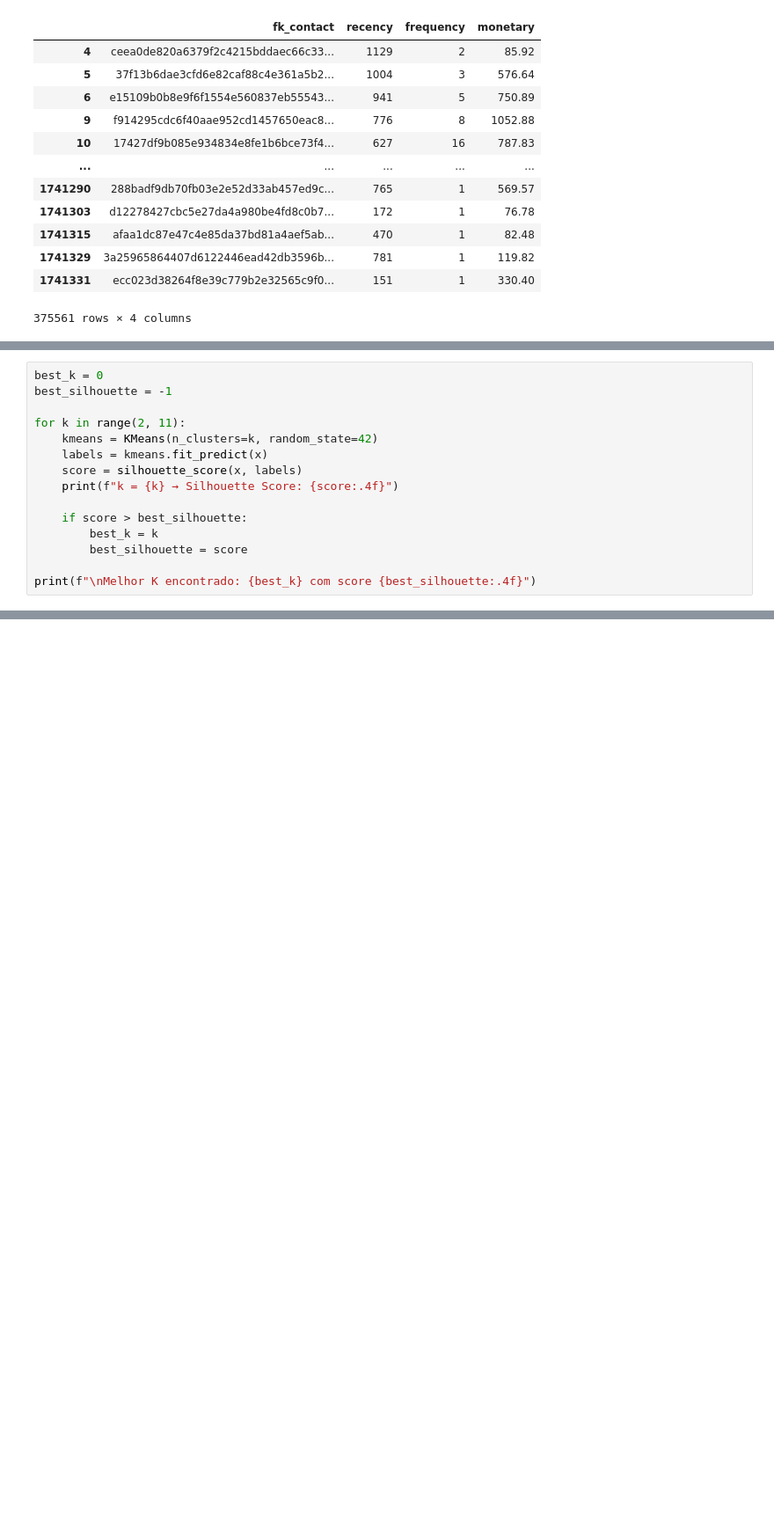
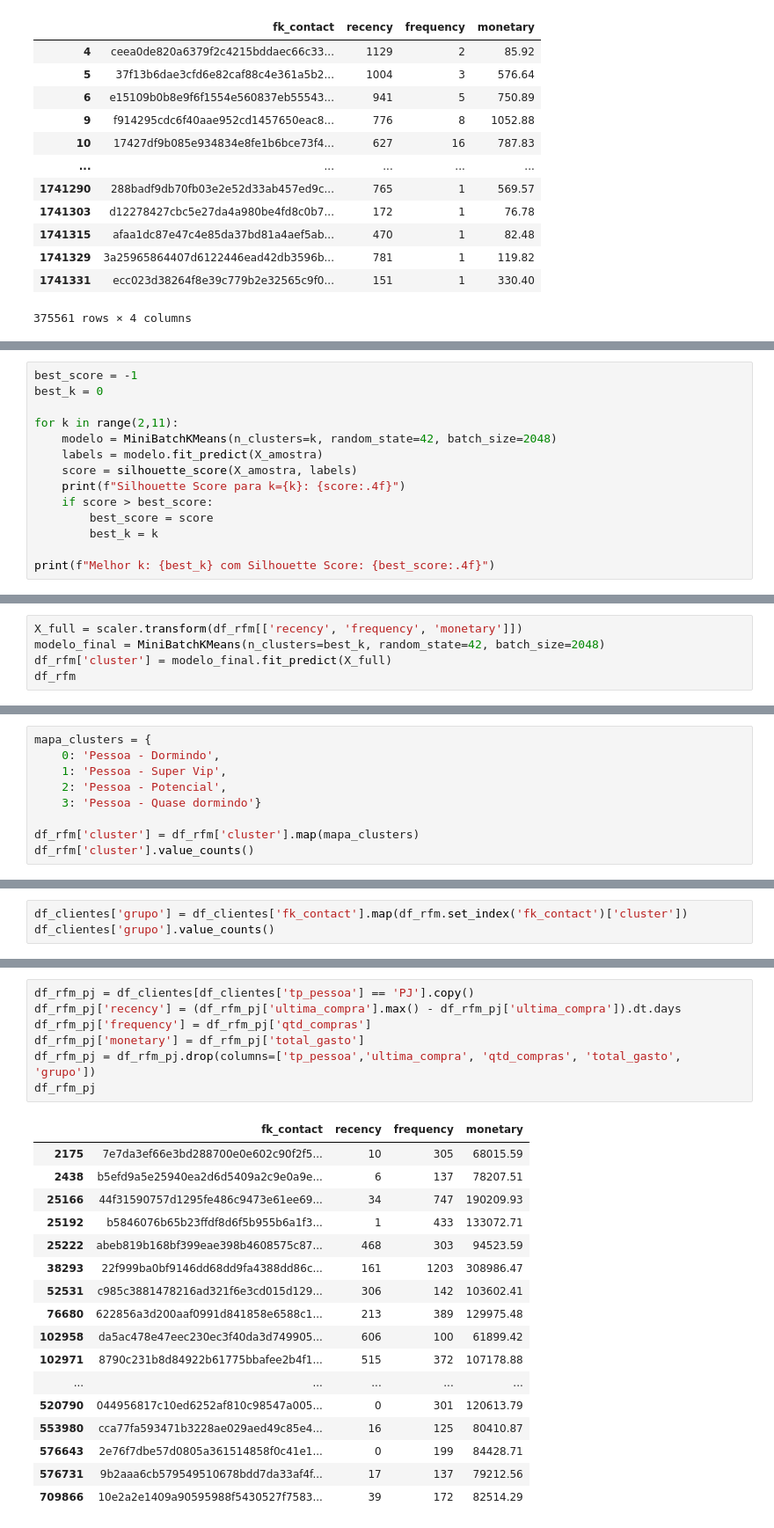
Before and after one commit to PedroHSSoares-Dev/Challenge_ClickBus, a Jupyter notebook: Desafios/desafio1/notebooks/segmentacao.ipynb, the cells around one changed output, grey strips where cells are left out. Shown at 88% size. Drawn from its saved outputs; the diff is of its cells as text; blank space fills up the shorter version.

```diff
--- a/Desafios/desafio1/segmentacao.ipynb
+++ b/Desafios/desafio1/notebooks/segmentacao.ipynb
@@ -256,15 +269,14 @@ x = scaler.fit_transform(df_rfm[['recency','frequency','monetary']])
 # %%
+best_score = -1
 best_k = 0
-best_silhouette = -1
 
-for k in range(2, 11):
-    kmeans = KMeans(n_clusters=k, random_state=42)
-    labels = kmeans.fit_predict(x)
-    score = silhouette_score(x, labels)
-    print(f"k = {k} → Silhouette Score: {score:.4f}")
+for k in range(2,11):
+    modelo = MiniBatchKMeans(n_clusters=k, random_state=42, batch_size=2048)
+    labels = modelo.fit_predict(X_amostra)
+    score = silhouette_score(X_amostra, labels)
+    print(f"Silhouette Score para k={k}: {score:.4f}")
+    if score > best_score:
+        best_score = score
+        best_k = k
 
-    if score > best_silhouette:
-        best_k = k
-        best_silhouette = score
-
-print(f"\nMelhor K encontrado: {best_k} com score {best_silhouette:.4f}")
+print(f"Melhor k: {best_k} com Silhouette Score: {best_score:.4f}")
@@ -270,0 +294,5 @@ print(f"\nMelhor K encontrado: {best_k} com score {best_silhouette:.4f}")
+# %%
+X_full = scaler.transform(df_rfm[['recency', 'frequency', 'monetary']])
+modelo_final = MiniBatchKMeans(n_clusters=best_k, random_state=42, batch_size=2048)
+df_rfm['cluster'] = modelo_final.fit_predict(X_full)
+df_rfm
@@ -270,0 +322,9 @@ print(f"\nMelhor K encontrado: {best_k} com score {best_silhouette:.4f}")
+# %%
+mapa_clusters = {
+    0: 'Pessoa - Dormindo',
+    1: 'Pessoa - Super Vip',
+    2: 'Pessoa - Potencial',
+    3: 'Pessoa - Quase dormindo'}
+
+df_rfm['cluster'] = df_rfm['cluster'].map(mapa_clusters)
+df_rfm['cluster'].value_counts()
@@ -270,0 +339,3 @@ print(f"\nMelhor K encontrado: {best_k} com score {best_silhouette:.4f}")
+# %%
+df_clientes['grupo'] = df_clientes['fk_contact'].map(df_rfm.set_index('fk_contact')['cluster'])
+df_clientes['grupo'].value_counts()
@@ -270,0 +348,25 @@ print(f"\nMelhor K encontrado: {best_k} com score {best_silhouette:.4f}")
+# %%
+df_rfm_pj = df_clientes[df_clientes['tp_pessoa'] == 'PJ'].copy()
+df_rfm_pj['recency'] = (df_rfm_pj['ultima_compra'].max() - df_rfm_pj['ultima_compra']).dt.days
+df_rfm_pj['frequency'] = df_rfm_pj['qtd_compras']
+df_rfm_pj['monetary'] = df_rfm_pj['total_gasto']
+df_rfm_pj = df_rfm_pj.drop(columns=['tp_pessoa','ultima_compra', 'qtd_compras', 'total_gasto', 'grupo'])
+df_rfm_pj
+# %% [output]
+|  | fk_contact | recency | frequency | monetary |
+| 2175 | 7e7da3ef66e3bd288700e0e602c90f2f5... | 10 | 305 | 68015.59 |
+| 2438 | b5efd9a5e25940ea2d6d5409a2c9e0a9e... | 6 | 137 | 78207.51 |
+| 25166 | 44f31590757d1295fe486c9473e61ee69... | 34 | 747 | 190209.93 |
+| 25192 | b5846076b65b23ffdf8d6f5b955b6a1f3... | 1 | 433 | 133072.71 |
+| 25222 | abeb819b168bf399eae398b4608575c87... | 468 | 303 | 94523.59 |
+| 38293 | 22f999ba0bf9146dd68dd9fa4388dd86c... | 161 | 1203 | 308986.47 |
+| 52531 | c985c3881478216ad321f6e3cd015d129... | 306 | 142 | 103602.41 |
+| 76680 | 622856a3d200aaf0991d841858e6588c1... | 213 | 389 | 129975.48 |
+| 102958 | da5ac478e47eec230ec3f40da3d749905... | 606 | 100 | 61899.42 |
+| 102971 | 8790c231b8d84922b61775bbafee2b4f1... | 515 | 372 | 107178.88 |
+| ... | ... | ... | ... | ... |
+| 520790 | 044956817c10ed6252af810c98547a005... | 0 | 301 | 120613.79 |
+| 553980 | cca77fa593471b3228ae029aed49c85e4... | 16 | 125 | 80410.87 |
+| 576643 | 2e76f7dbe57d0805a361514858f0c41e1... | 0 | 199 | 84428.71 |
+| 576731 | 9b2aaa6cb579549510678bdd7da33af4f... | 17 | 137 | 79212.56 |
+| 709866 | 10e2a2e1409a90595988f5430527f7583... | 39 | 172 | 82514.29 |
```
Also changed, not shown: parts of 30 cells of this notebook, 1 other file.
